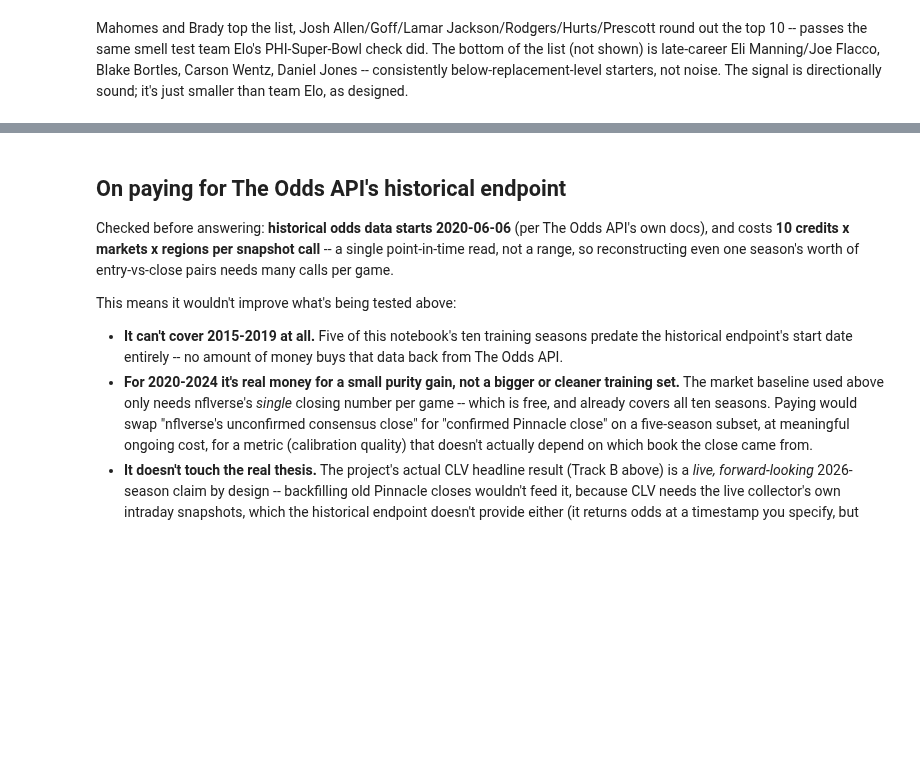
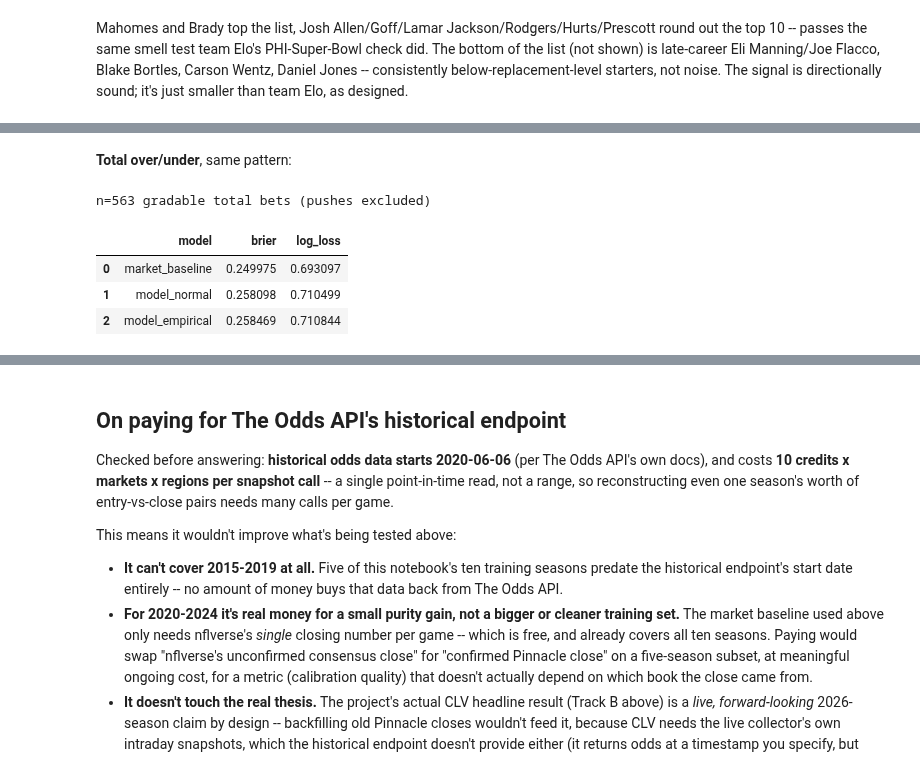
Before and after one commit to rahulr-1006/nfl_2026, a Jupyter notebook: notebooks/model_backtest_results.ipynb, the cells around one changed output, grey strips where cells are left out. Cells and saved outputs as stored; diff of their text form; code cells hidden in the pictures; blank space fills up the shorter version.

```diff
--- a/notebooks/model_backtest_results.ipynb
+++ b/notebooks/model_backtest_results.ipynb
@@ -482,0 +544,23 @@ designed.
+# %% [markdown]
+**Total over/under**, same pattern:
+# %%
+calib_resid_total = calib_df_mt["total_points"].to_numpy() - total_model.predict(calib_df_mt[COMBINED_QB_FEATURE_COLUMNS])
+
+mask_total = test_df_mt["over"].notna()
+ts_total = test_df_mt[mask_total]
+total_report = compare_to_baseline(
+    {
+        "market_baseline": ts_total["market_prob_over"],
+        "model_normal": predict_over_proba(total_model, ts_total, COMBINED_QB_FEATURE_COLUMNS, "total_line", sigma_total),
+        "model_empirical": predict_over_proba_empirical(total_model, calib_resid_total, ts_total, COMBINED_QB_FEATURE_COLUMNS, "total_line"),
+    },
+    ts_total["over"],
+)
+print(f"n={mask_total.sum()} gradable total bets (pushes excluded)")
+total_report
+# %% [output]
+n=563 gradable total bets (pushes excluded)
+|  | model | brier | log_loss |
+| 0 | market_baseline | 0.249975 | 0.693097 |
+| 1 | model_normal | 0.258098 | 0.710499 |
+| 2 | model_empirical | 0.258469 | 0.710844 |
```
Also changed, not shown: parts of 8 cells of this notebook, 5 other files.
